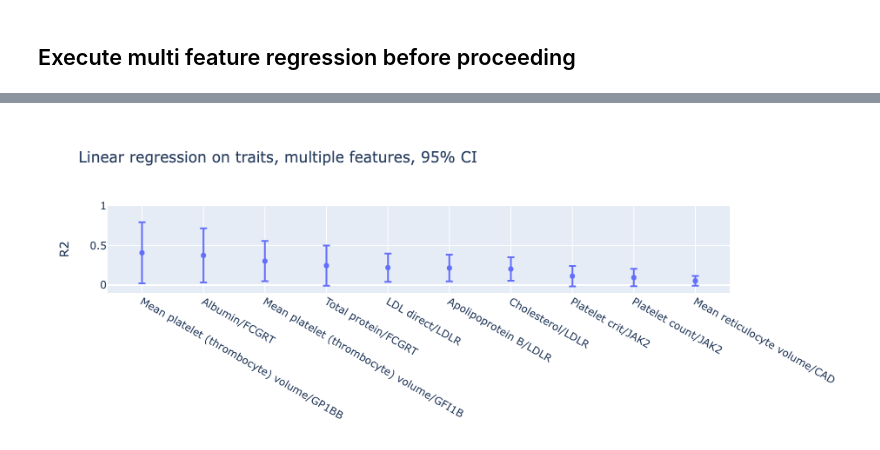
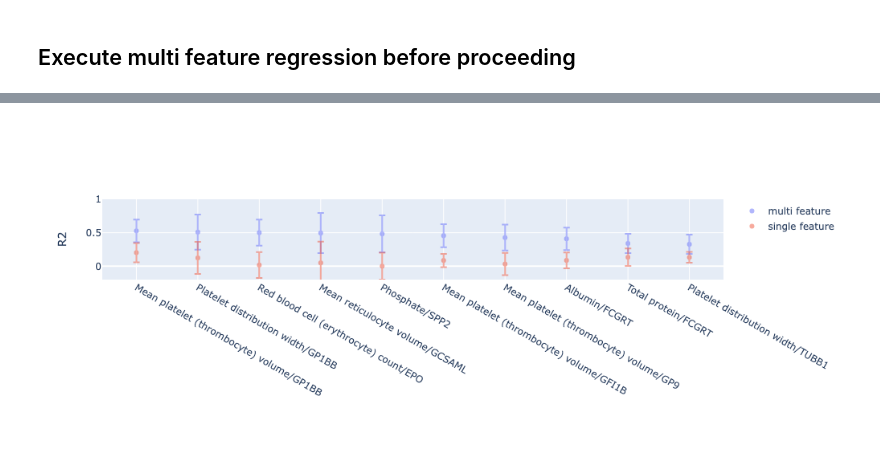
Before and after one commit to cassalab/mvetr, a Jupyter notebook: 1. variant_phenotype_linear_regression.ipynb, the cells around one changed output, grey strips where cells are left out. Cells and saved outputs as stored; diff of their text form; code cells hidden in the pictures.

```diff
--- a/1. variant_phenotype_linear_regression.ipynb
+++ b/1. variant_phenotype_linear_regression.ipynb
@@ -32,7 +29,7 @@ def add_ci_filter_mean(df_arg, ci_alpha=0.95, min_mean=0):
 # %%
 def pick_top_phenotype_gene_pairs(df_arg, min_mean=0.05, no_samples=10):
     # takes (by mean_ci_difference) unique phenotype/gene pairs that have mean above min_mean, sorted by subtracting ci from mean
-    df = df_arg.sort_values("mean_ci_difference", ascending=False)
+    df = df_arg.sort_values("mean_std_difference", ascending=False)
     df = df[df["mean"] > min_mean].drop_duplicates("phenotype/gene").head(no_samples)
     return df.sort_values("mean", ascending=False)
 # %%
@@ -40,6 +37,6 @@ all_adjusted_phenotypes = pd.read_pickle(constants.all_adjusted_phenotypes_path)
 # %%
 regression_results_df = pd.read_pickle("regression_results_extended.pkl")
 # %%
-regression_results_df = add_ci_filter_mean(regression_results_df)
+regression_results_df = add_ci_filter_mean(regression_results_df, filter_by_std=False)
 # with mean above zero
 regression_results_df.to_pickle("regression_results_processed.pkl")
@@ -111,6 +178,6 @@ all_vars_phenotypes_df.to_pickle(global_constants.top_regression_vars_phenotypes
 # %%
-multi_feature_regression_results_df = pd.read_pickle("regression_multi_feature.pkl")
+multi_feature_regression_results_df = pd.read_pickle("regression_greedy_multi_feature.pkl")
 
-multi_feature_regression_results_df = add_ci_filter_mean(multi_feature_regression_results_df)
+multi_feature_regression_results_df = add_ci_filter_mean(multi_feature_regression_results_df, min_mean=0.005)
 
 multi_feature_regression_results_for_plot = pick_top_phenotype_gene_pairs(multi_feature_regression_results_df)
@@ -117,16 +285,32 @@ multi_feature_regression_results_for_plot = pick_top_phenotype_gene_pairs(multi_
+# %%
+regression_results_df_for_plot = regression_results_df.sort_values("mean_std_difference", ascending=False)
+regression_results_df_for_plot = regression_results_df_for_plot.drop_duplicates("phenotype/gene")
+regression_results_df_for_plot = regression_results_df_for_plot.merge(multi_feature_regression_results_for_plot[["phenotype/gene"]], how="right")
 # %%
-fig = go.Figure(data=go.Scatter(
+fig = go.Figure(data=[go.Scatter(
         x=multi_feature_regression_results_for_plot["phenotype/gene"],
         y=multi_feature_regression_results_for_plot["mean"],
         mode='markers',
+        opacity=.5,
+        name="multi feature",
         error_y=dict(
             type='data',
-            array=multi_feature_regression_results_for_plot["ci"],
+            array=multi_feature_regression_results_for_plot["std"],
             visible=True)
-    ), layout=dict(
-        title="Linear regression on traits, multiple features, 95% CI",
+    ), go.Scatter(
+        x=regression_results_df_for_plot["phenotype/gene"],
+        y=regression_results_df_for_plot["mean"],
+        mode='markers',
+        opacity=.5,
+        name="single feature",
+        error_y=dict(
+            type='data',
+            array=regression_results_df_for_plot["std"],
+            visible=True))],
+    layout=dict(
+#         title="Linear regression on traits, multiple features",
         yaxis_title="R2",
-        yaxis_range=[-0.1,1]))
+        yaxis_range=[-0.2,1]))
 fig.show()
 # %% [output]
-[figure, old version]
+[figure, new version]
```
Also changed, not shown: parts of 72 cells of this notebook, 6 other files.
